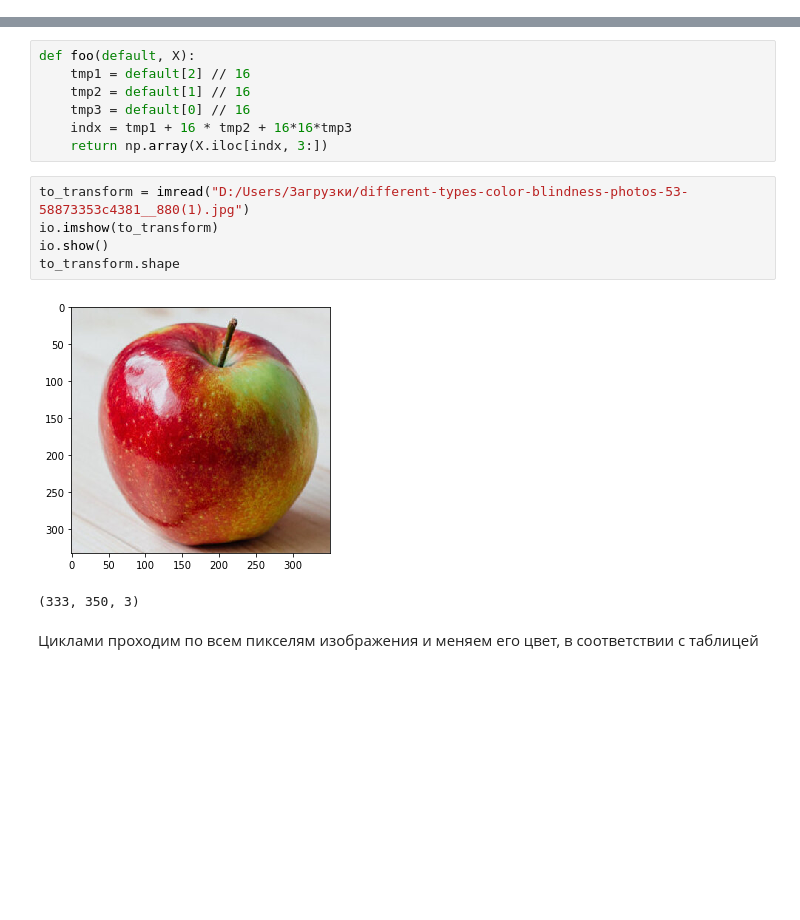
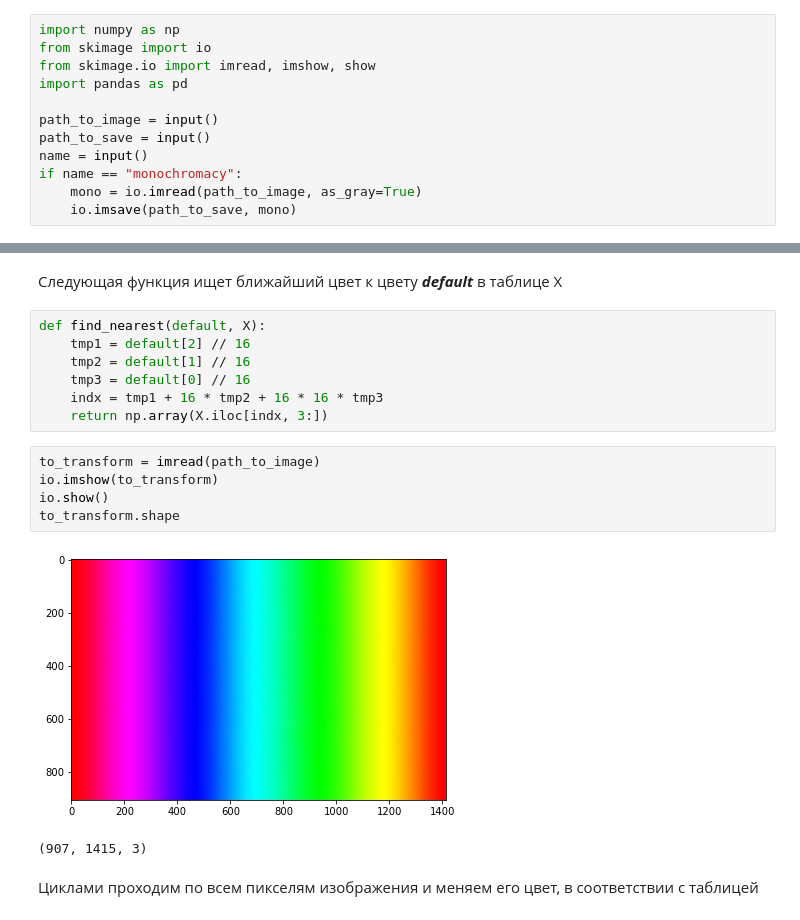
Before and after one commit to artyomVB/image-transform, a Jupyter notebook: transformer.ipynb, the cells around one changed output, grey strips where cells are left out. Drawn from its saved outputs; the diff is of its cells as text; blank space fills up the shorter version.

Commit message:
change transform.ipynb

```diff
--- a/transformer.ipynb
+++ b/transformer.ipynb
@@ -26,0 +1,12 @@ X
+# %%
+import numpy as np
+from skimage import io
+from skimage.io import imread, imshow, show
+import pandas as pd
+
+path_to_image = input()
+path_to_save = input()
+name = input()
+if name == "monochromacy":
+    mono = io.imread(path_to_image, as_gray=True)
+    io.imsave(path_to_save, mono)
@@ -27,18 +38,20 @@ X
+# %% [markdown]
+Следующая функция ищет ближайший цвет к цвету ***default*** в таблице Х
 # %%
-def foo(default, X):
+def find_nearest(default, X):
     tmp1 = default[2] // 16
     tmp2 = default[1] // 16
     tmp3 = default[0] // 16
-    indx = tmp1 + 16 * tmp2 + 16*16*tmp3
+    indx = tmp1 + 16 * tmp2 + 16 * 16 * tmp3
     return np.array(X.iloc[indx, 3:])
 # %%
-to_transform = imread("D:/Users/Загрузки/different-types-color-blindness-photos-53-58873353c4381__880(1).jpg")
+to_transform = imread(path_to_image)
 io.imshow(to_transform)
 io.show()
 to_transform.shape
 # %% [output]
-[figure, old version]
+[figure, new version]
-(333, 350, 3)
+(907, 1415, 3)
 # %% [markdown]
 Циклами проходим по всем пикселям изображения и меняем его цвет, в соответствии с таблицей
 # %%
```
Also changed, not shown: parts of 7 cells of this notebook.
